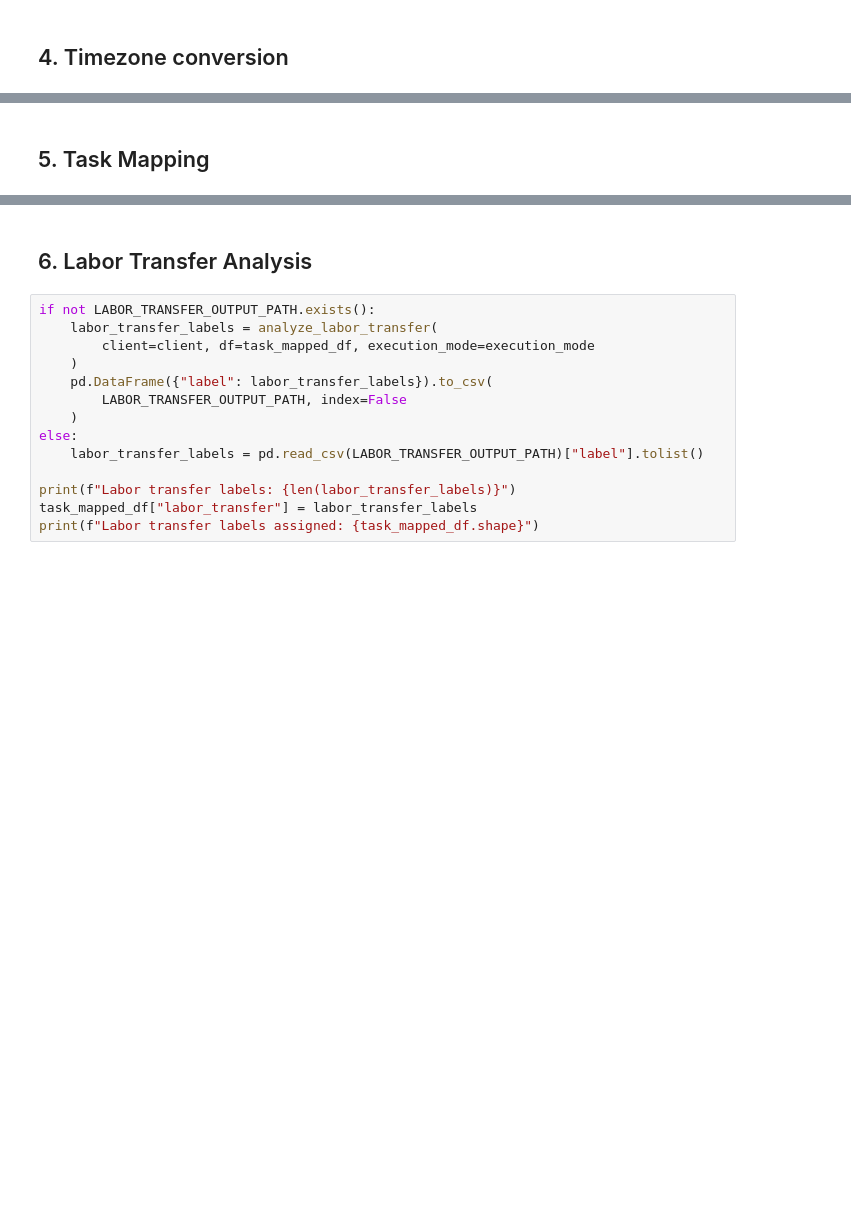
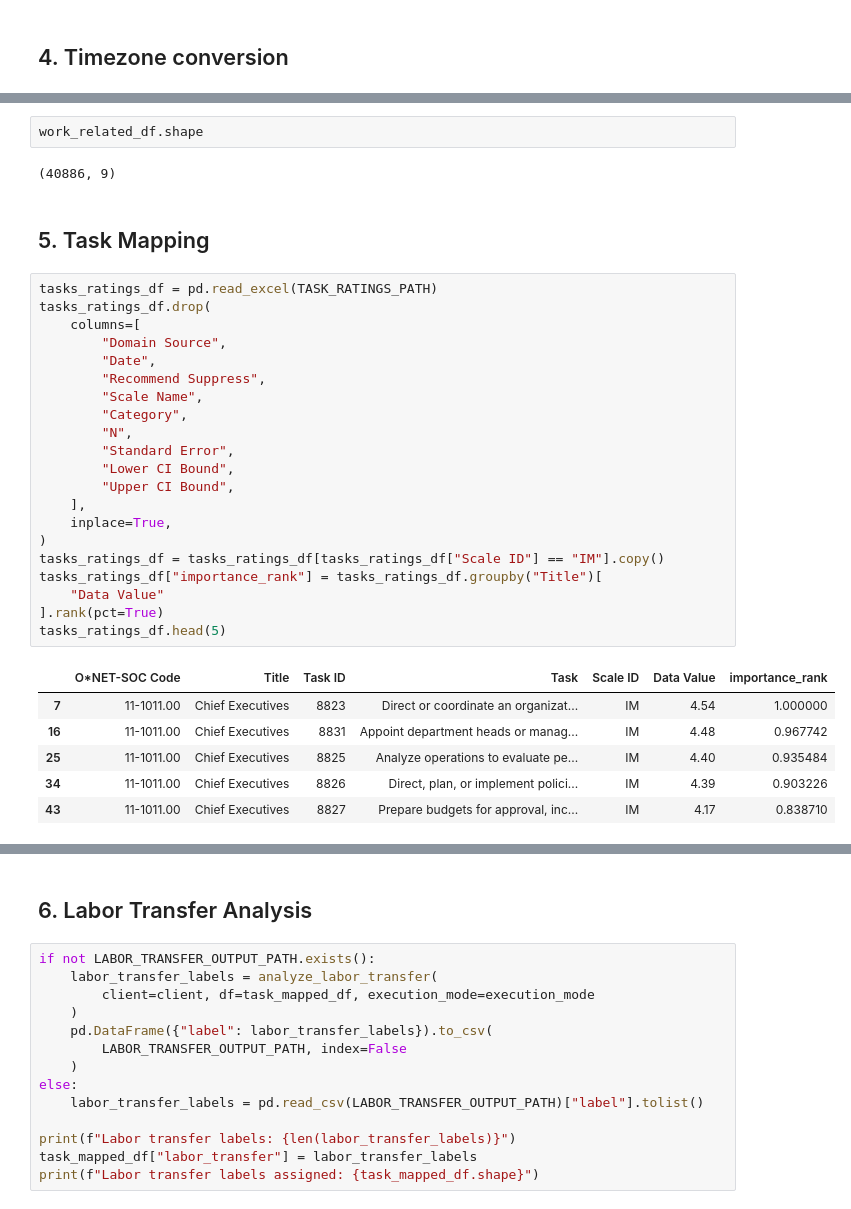
Before and after one commit to Engineering-AI-Systems-Team-3/chatgpt-at-work, a Jupyter notebook: notebooks/pipeline.ipynb, the cells around one changed output, grey strips where cells are left out. Cells and saved outputs as stored; diff of their text form; blank space fills up the shorter version.

Commit message:
Include task importance weight

```diff
--- a/notebooks/pipeline.ipynb
+++ b/notebooks/pipeline.ipynb
@@ -133,5 +149,37 @@ work_related_df[["timestamp", "timezone", "timestamp_local"]].head(3)
+# %%
+work_related_df.shape
+# %% [output]
+(40886, 9)
 # %% [markdown]
 ## 5. Task Mapping
+# %%
+tasks_ratings_df = pd.read_excel(TASK_RATINGS_PATH)
+tasks_ratings_df.drop(
+    columns=[
+        "Domain Source",
+        "Date",
+        "Recommend Suppress",
+        "Scale Name",
+        "Category",
+        "N",
+        "Standard Error",
+        "Lower CI Bound",
+        "Upper CI Bound",
+    ],
+    inplace=True,
+)
+tasks_ratings_df = tasks_ratings_df[tasks_ratings_df["Scale ID"] == "IM"].copy()
+tasks_ratings_df["importance_rank"] = tasks_ratings_df.groupby("Title")[
+    "Data Value"
+].rank(pct=True)
+tasks_ratings_df.head(5)
+# %% [output]
+|  | O*NET-SOC Code | Title | Task ID | Task | Scale ID | Data Value | importance_rank |
+| 7 | 11-1011.00 | Chief Executives | 8823 | Direct or coordinate an organizat... | IM | 4.54 | 1.000000 |
+| 16 | 11-1011.00 | Chief Executives | 8831 | Appoint department heads or manag... | IM | 4.48 | 0.967742 |
+| 25 | 11-1011.00 | Chief Executives | 8825 | Analyze operations to evaluate pe... | IM | 4.40 | 0.935484 |
+| 34 | 11-1011.00 | Chief Executives | 8826 | Direct, plan, or implement polici... | IM | 4.39 | 0.903226 |
+| 43 | 11-1011.00 | Chief Executives | 8827 | Prepare budgets for approval, inc... | IM | 4.17 | 0.838710 |
 # %%
 tasks_df = pd.read_csv(TASK_STATEMENTS_PATH)
 tasks_df.drop(
```
Also changed, not shown: parts of 24 cells of this notebook.
